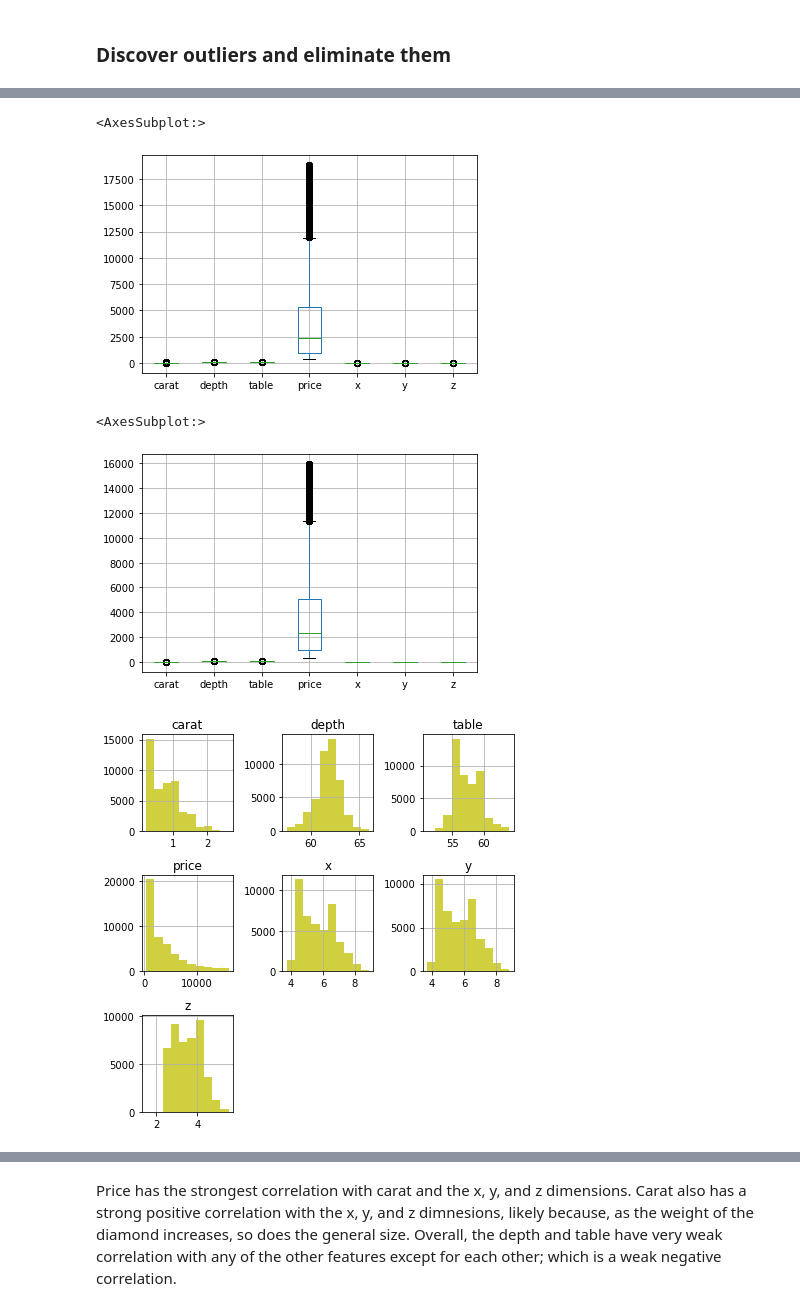
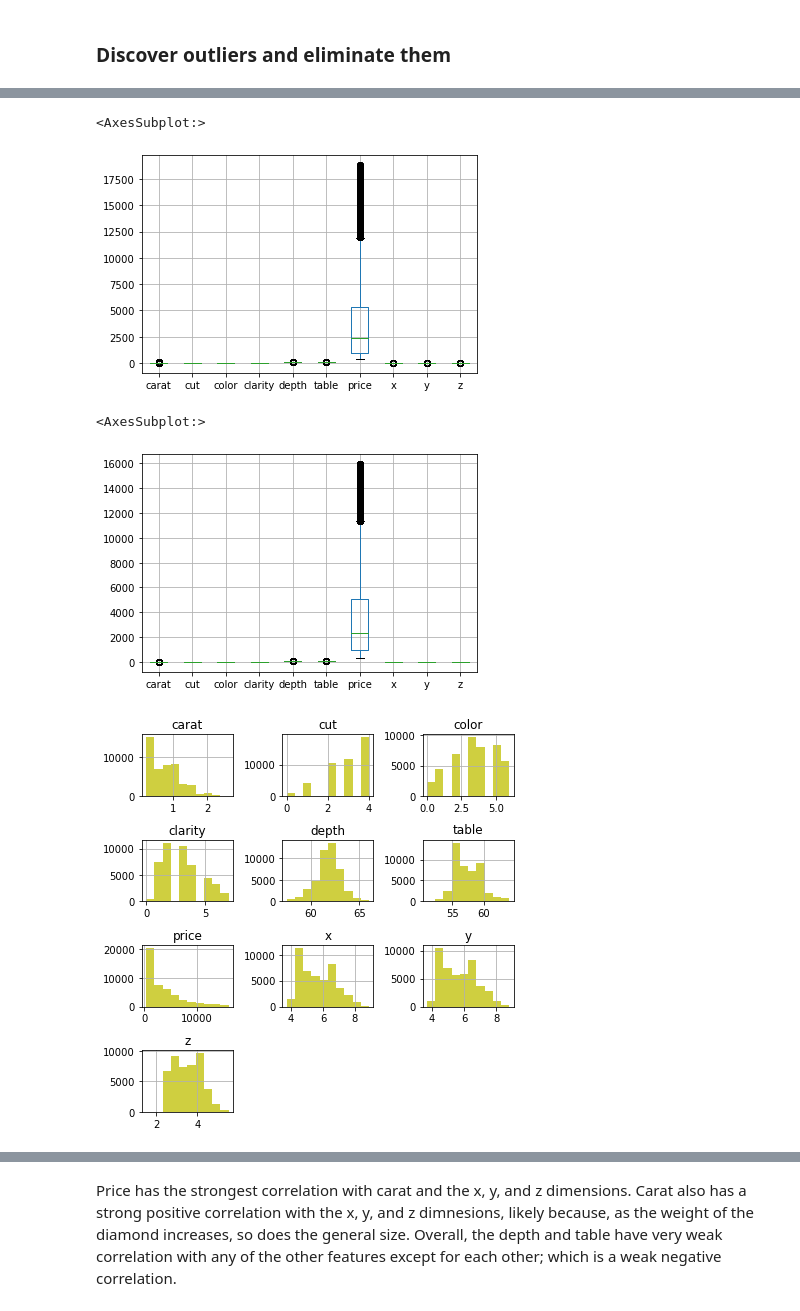
Before and after one commit to Jbglet29/AIT580_T7_Final_Project, a Jupyter notebook: AIT580_T7_GCT_Final_Project.ipynb, the cells around one changed output, grey strips where cells are left out. Cells and saved outputs as stored; diff of their text form; code cells hidden in the pictures.

```diff
--- a/AIT580_T7_GCT_Final_Project.ipynb
+++ b/AIT580_T7_GCT_Final_Project.ipynb
@@ -134,30 +137,30 @@ dtype: int64
 #0 - 7 for clarity (0 = I1 and 7 = IF)
 
 #color
-data = data.replace('D', '6')
-data = data.replace('E', '5')
-data = data.replace('F', '4')
-data = data.replace('G', '3')
-data = data.replace('H', '2')
-data = data.replace('I', '1')
-data = data.replace('J', '0')
+data = data.replace('D', 6)
+data = data.replace('E', 5)
+data = data.replace('F', 4)
+data = data.replace('G', 3)
+data = data.replace('H', 2)
+data = data.replace('I', 1)
+data = data.replace('J', 0)
 
 #cut
-data = data.replace('Ideal', '4')
-data = data.replace('Premium', '3')
-data = data.replace('Very Good', '2')
-data = data.replace('Good', '1')
-data = data.replace('Fair', '0')
+data = data.replace('Ideal', 4)
+data = data.replace('Premium', 3)
+data = data.replace('Very Good', 2)
+data = data.replace('Good', 1)
+data = data.replace('Fair', 0)
 
 #clarity
-data = data.replace('IF', '7')
-data = data.replace('VVS1', '6')
-data = data.replace('VVS2', '5')
-data = data.replace('VS1', '4')
-data = data.replace('VS2', '3')
-data = data.replace('SI1', '2')
-data = data.replace('SI2', '1')
-data = data.replace('I1', '0')
+data = data.replace('IF', 7)
+data = data.replace('VVS1', 6)
+data = data.replace('VVS2', 5)
+data = data.replace('VS1', 4)
+data = data.replace('VS2', 3)
+data = data.replace('SI1', 2)
+data = data.replace('SI2', 1)
+data = data.replace('I1', 0)
 # %% [markdown]
 ### Discover outliers and eliminate them
 # %%
@@ -171,7 +174,7 @@ plt.show()
 data.boxplot()
 # %% [output]
 <AxesSubplot:>
-[figure, old version]
+[figure, new version]
 # %%
 #Eliminate Outliers using a Standard Deviation model
 for colName in data.columns:
@@ -188,14 +191,14 @@ for colName in data.columns:
 data.boxplot()
 # %% [output]
 <AxesSubplot:>
-[figure, old version]
+[figure, new version]
 # %%
 #Histogram of numerical values
-data[['carat', 'depth', 'table', 'price', 'x', 'y','z']].hist(figsize=(6, 6), bins=10, alpha = 0.75, color = 'y')
+data.hist(figsize=(6, 6), bins=10, alpha = 0.75, color = 'y')
 plt.tight_layout()
 plt.show()
 # %% [output]
-[figure, old version]
+[figure, new version]
 # %%
 #Determine the correlations of each numerical feature
 corr = data.corr()
```
Also changed, not shown: parts of 30 cells of this notebook.
